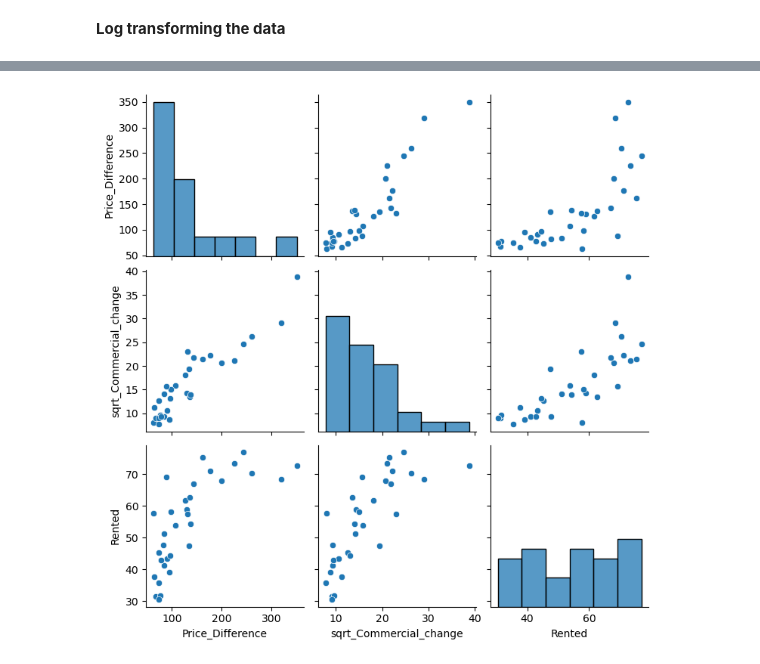
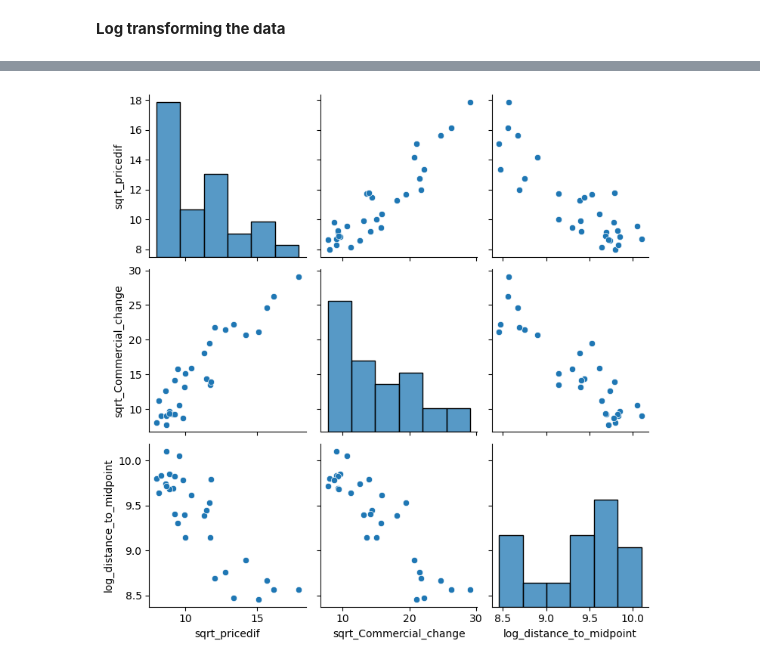
Before and after one commit to a-saveleva/FSDS_Slap, a Jupyter notebook: Regression.ipynb, the cells around one changed output, grey strips where cells are left out. Saved outputs shown, nothing was run; the diff lists cells and outputs as text; code cells hidden in the pictures.

```diff
--- a/Regression.ipynb
+++ b/Regression.ipynb
@@ -951,7 +951,7 @@ vacantprops_with_tenure = pd.merge(df_vacantprops[['LAcode', 'LAname', 2023]],
 # Merging vacantprops_with_tenure with merged_borough_counts to add Commercial Change
 vacantprops_with_tenure_and_commercial = pd.merge(
     vacantprops_with_tenure,
-    merged_borough_counts[['GSS_CODE', 'Commercial_change']],
+    merged_borough_counts[['GSS_CODE', 'Listings_Count_first']],
     left_on='LAcode',  # Merge on LAcode from vacantprops_with_tenure
     right_on='GSS_CODE',  # Merge on GSS_CODE from merged_borough_counts
     how='inner'  # Inner join to only keep matching rows
@@ -1127,0 +1075,16 @@ Notes:
+# %%
+## checking for outliers and removing them after seeing that the residuals vs fitted plot is no normal
+## scattered around 0
+import matplotlib.pyplot as plt
+import seaborn as sns
+
+# List of variables to check for outliers
+vars_ = ['log_2023', 'Owned', 'Rented', 'sqrt_Commercial_change', 'log_distance_to_midpoint', 'sqrt_pricedif']
+
+# boxplots for each variable
+for var in vars_:
+    plt.figure(figsize=(6, 4))
+    sns.boxplot(x=final_data_cleaned[var])
+    plt.title(f'Boxplot of {var}')
+    plt.show()
+#as you can see there are outliers present even after transforming which may impact the models functionality
@@ -1127,0 +1180,19 @@ Notes:
+# %%
+# Apply IQR for transformed variables
+for var in vars_:
+    Q1 = final_data_cleaned_no_outliers[var].quantile(0.25)
+    Q3 = final_data_cleaned_no_outliers[var].quantile(0.75)
+    IQR = Q3 - Q1
+    lower_bound = Q1 - 1.5 * IQR
+    upper_bound = Q3 + 1.5 * IQR
+
+    final_data_cleaned_no_outliers = final_data_cleaned_no_outliers[
+        (final_data_cleaned_no_outliers[var] >= lower_bound) &
+        (final_data_cleaned_no_outliers[var] <= upper_bound)
+    ]
+
+# Check boxplots again
+for var in vars_:
+    sns.boxplot(x=final_data_cleaned_no_outliers[var])
+    plt.title(f"Boxplot for {var} (IQR Filtered)")
+    plt.show()
@@ -1128,11 +1277,11 @@ Notes:
 # %%
 #trying to fitthe model assumtions
 #checking if the relationshipis linear
 import matplotlib.pyplot as plt
 import seaborn as sns
 
 # Scatter plot for each independent variable vs Price_Difference
-sns.pairplot(final_data_cleaned[['Price_Difference', 'sqrt_Commercial_change', 'Rented']])
+sns.pairplot(final_data_cleaned_no_outliers[['sqrt_pricedif', 'sqrt_Commercial_change', 'log_distance_to_midpoint']])
 plt.show()
 # %% [output]
-[figure, old version]
+[figure, new version]
```
Also changed, not shown: parts of 13 cells of this notebook.
